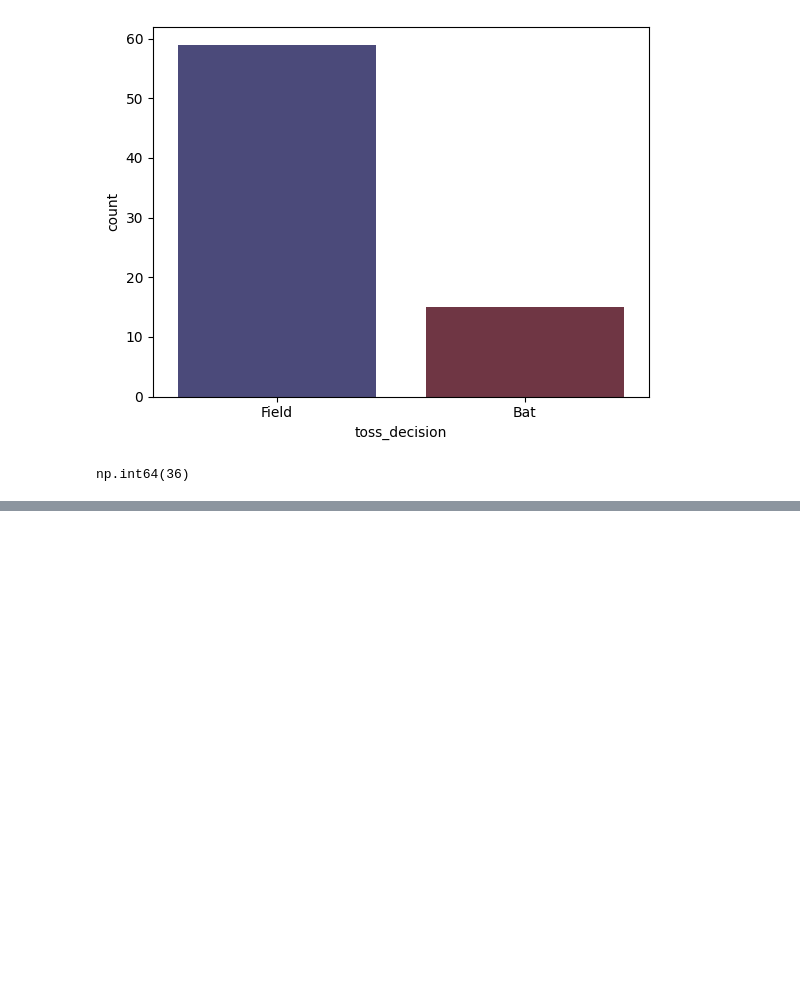
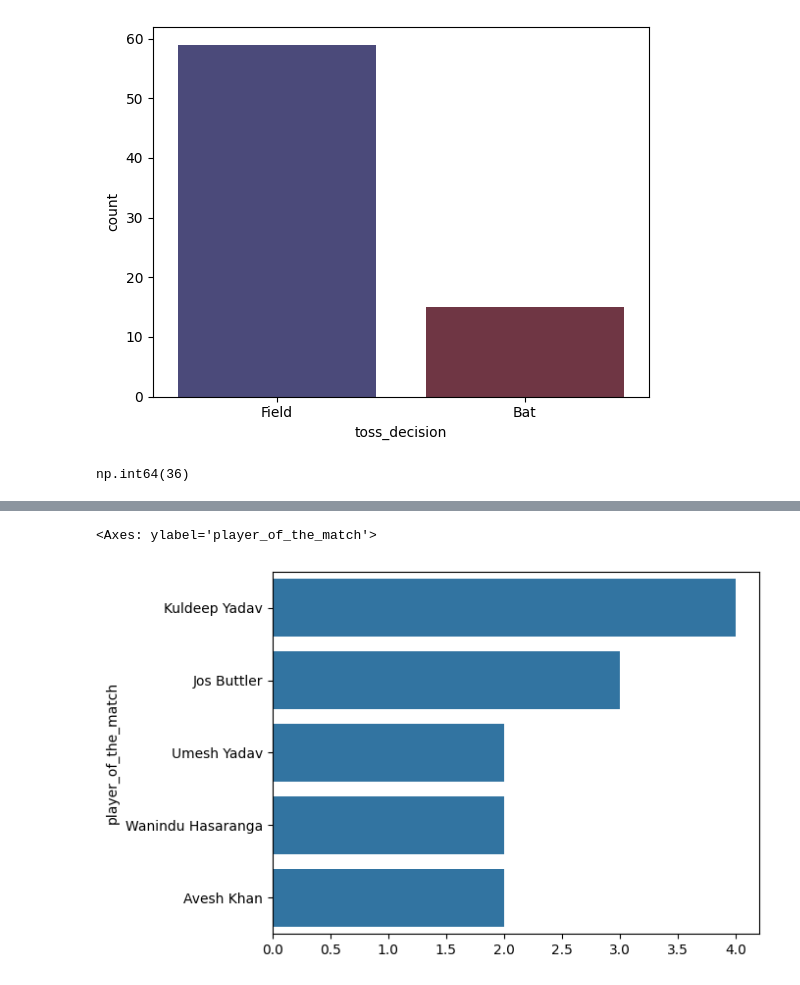
Before and after one commit to rahulchawla77/ML-JOURNEY, a Jupyter notebook: Ipl project learning.ipynb, the cells around one changed output, grey strips where cells are left out. Drawn from its saved outputs; the diff is of its cells as text; code cells hidden in the pictures; blank space fills up the shorter version.

```diff
--- a/Ipl project learning.ipynb
+++ b/Ipl project learning.ipynb
@@ -78,0 +84,6 @@ np.int64(36)
+# %%
+counts=df['player_of_the_match'].value_counts().head()
+sns.barplot(x=counts.values,y=counts.index)
+# %% [output]
+<Axes: ylabel='player_of_the_match'>
+[figure, added]
```
Also changed, not shown: parts of 4 cells of this notebook.
